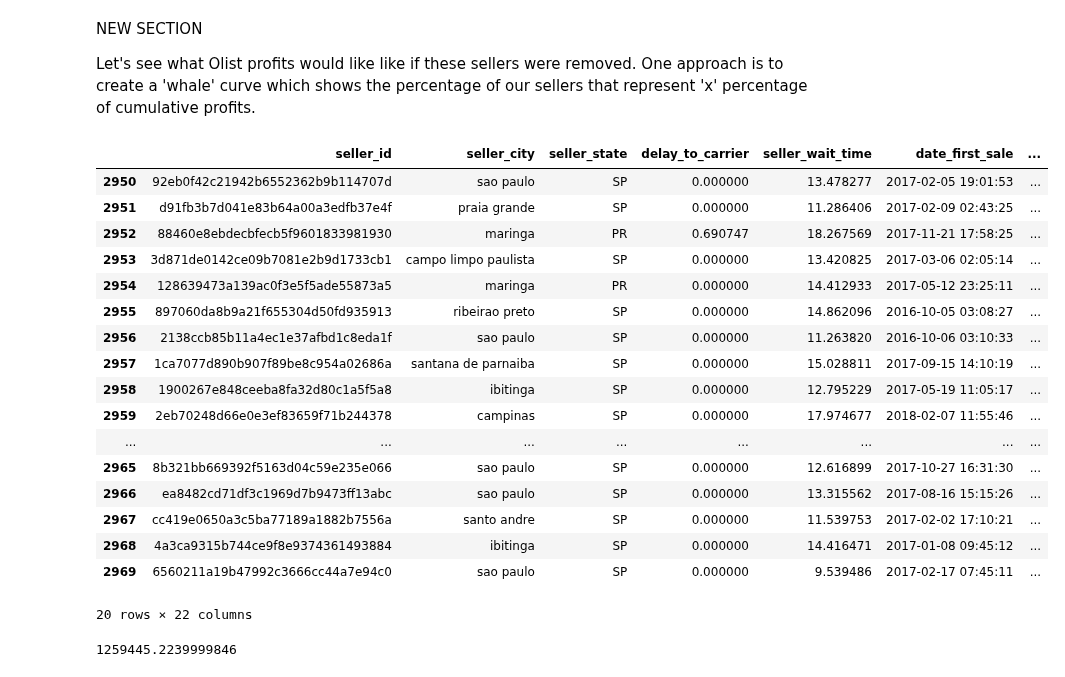
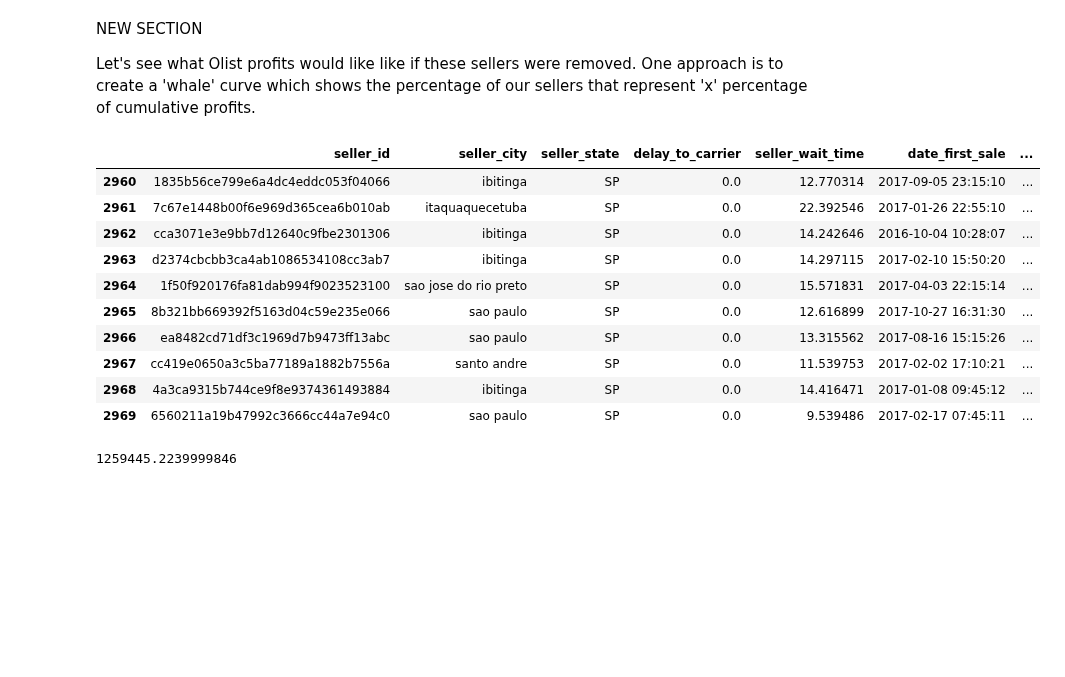
Before and after one commit to phlln/olist-analysis, a Jupyter notebook: notebooks/ceo_request-Phil-UPDATED.ipynb, the cells around one changed output. Saved outputs shown, nothing was run; the diff lists cells and outputs as text; code cells hidden in the pictures; blank space fills up the shorter version.

```diff
--- a/notebooks/ceo_request-Phil-UPDATED.ipynb
+++ b/notebooks/ceo_request-Phil-UPDATED.ipynb
@@ -273,29 +273,22 @@ Let's see what Olist profits would like like if these sellers were removed. One
 # %%
 # Sort sellers by how much profit each contributes to Olist (from most to least)
 sellers.sort_values('profit_per_seller', ignore_index=True, inplace=True, ascending=False)
 
 # Calculate cumulative profits to Olist with each additional seller (sorted from most to least)
 sellers['accumulated_profits'] = sellers['profit_per_seller'].cumsum()
-sellers.tail(20)
+sellers.tail(10)
 # %% [output]
 |  | seller_id | seller_city | seller_state | delay_to_carrier | seller_wait_time | date_first_sale | ... |
-| 2950 | 92eb0f42c21942b6552362b9b114707d | sao paulo | SP | 0.000000 | 13.478277 | 2017-02-05 19:01:53 | ... |
-| 2951 | d91fb3b7d041e83b64a00a3edfb37e4f | praia grande | SP | 0.000000 | 11.286406 | 2017-02-09 02:43:25 | ... |
-| 2952 | 88460e8ebdecbfecb5f9601833981930 | maringa | PR | 0.690747 | 18.267569 | 2017-11-21 17:58:25 | ... |
-| 2953 | 3d871de0142ce09b7081e2b9d1733cb1 | campo limpo paulista | SP | 0.000000 | 13.420825 | 2017-03-06 02:05:14 | ... |
-| 2954 | 128639473a139ac0f3e5f5ade55873a5 | maringa | PR | 0.000000 | 14.412933 | 2017-05-12 23:25:11 | ... |
-| 2955 | 897060da8b9a21f655304d50fd935913 | ribeirao preto | SP | 0.000000 | 14.862096 | 2016-10-05 03:08:27 | ... |
-| 2956 | 2138ccb85b11a4ec1e37afbd1c8eda1f | sao paulo | SP | 0.000000 | 11.263820 | 2016-10-06 03:10:33 | ... |
-| 2957 | 1ca7077d890b907f89be8c954a02686a | santana de parnaiba | SP | 0.000000 | 15.028811 | 2017-09-15 14:10:19 | ... |
-| 2958 | 1900267e848ceeba8fa32d80c1a5f5a8 | ibitinga | SP | 0.000000 | 12.795229 | 2017-05-19 11:05:17 | ... |
-| 2959 | 2eb70248d66e0e3ef83659f71b244378 | campinas | SP | 0.000000 | 17.974677 | 2018-02-07 11:55:46 | ... |
-| ... | ... | ... | ... | ... | ... | ... | ... |
-| 2965 | 8b321bb669392f5163d04c59e235e066 | sao paulo | SP | 0.000000 | 12.616899 | 2017-10-27 16:31:30 | ... |
-| 2966 | ea8482cd71df3c1969d7b9473ff13abc | sao paulo | SP | 0.000000 | 13.315562 | 2017-08-16 15:15:26 | ... |
-| 2967 | cc419e0650a3c5ba77189a1882b7556a | santo andre | SP | 0.000000 | 11.539753 | 2017-02-02 17:10:21 | ... |
-| 2968 | 4a3ca9315b744ce9f8e9374361493884 | ibitinga | SP | 0.000000 | 14.416471 | 2017-01-08 09:45:12 | ... |
-| 2969 | 6560211a19b47992c3666cc44a7e94c0 | sao paulo | SP | 0.000000 | 9.539486 | 2017-02-17 07:45:11 | ... |
+| 2960 | 1835b56ce799e6a4dc4eddc053f04066 | ibitinga | SP | 0.0 | 12.770314 | 2017-09-05 23:15:10 | ... |
+| 2961 | 7c67e1448b00f6e969d365cea6b010ab | itaquaquecetuba | SP | 0.0 | 22.392546 | 2017-01-26 22:55:10 | ... |
+| 2962 | cca3071e3e9bb7d12640c9fbe2301306 | ibitinga | SP | 0.0 | 14.242646 | 2016-10-04 10:28:07 | ... |
+| 2963 | d2374cbcbb3ca4ab1086534108cc3ab7 | ibitinga | SP | 0.0 | 14.297115 | 2017-02-10 15:50:20 | ... |
+| 2964 | 1f50f920176fa81dab994f9023523100 | sao jose do rio preto | SP | 0.0 | 15.571831 | 2017-04-03 22:15:14 | ... |
+| 2965 | 8b321bb669392f5163d04c59e235e066 | sao paulo | SP | 0.0 | 12.616899 | 2017-10-27 16:31:30 | ... |
+| 2966 | ea8482cd71df3c1969d7b9473ff13abc | sao paulo | SP | 0.0 | 13.315562 | 2017-08-16 15:15:26 | ... |
+| 2967 | cc419e0650a3c5ba77189a1882b7556a | santo andre | SP | 0.0 | 11.539753 | 2017-02-02 17:10:21 | ... |
+| 2968 | 4a3ca9315b744ce9f8e9374361493884 | ibitinga | SP | 0.0 | 14.416471 | 2017-01-08 09:45:12 | ... |
+| 2969 | 6560211a19b47992c3666cc44a7e94c0 | sao paulo | SP | 0.0 | 9.539486 | 2017-02-17 07:45:11 | ... |
-20 rows × 22 columns
 # %%
 # total profits for Olist
 total_profits = sellers['accumulated_profits'].iloc[-1]
```
Also changed, not shown: parts of 29 cells of this notebook.
